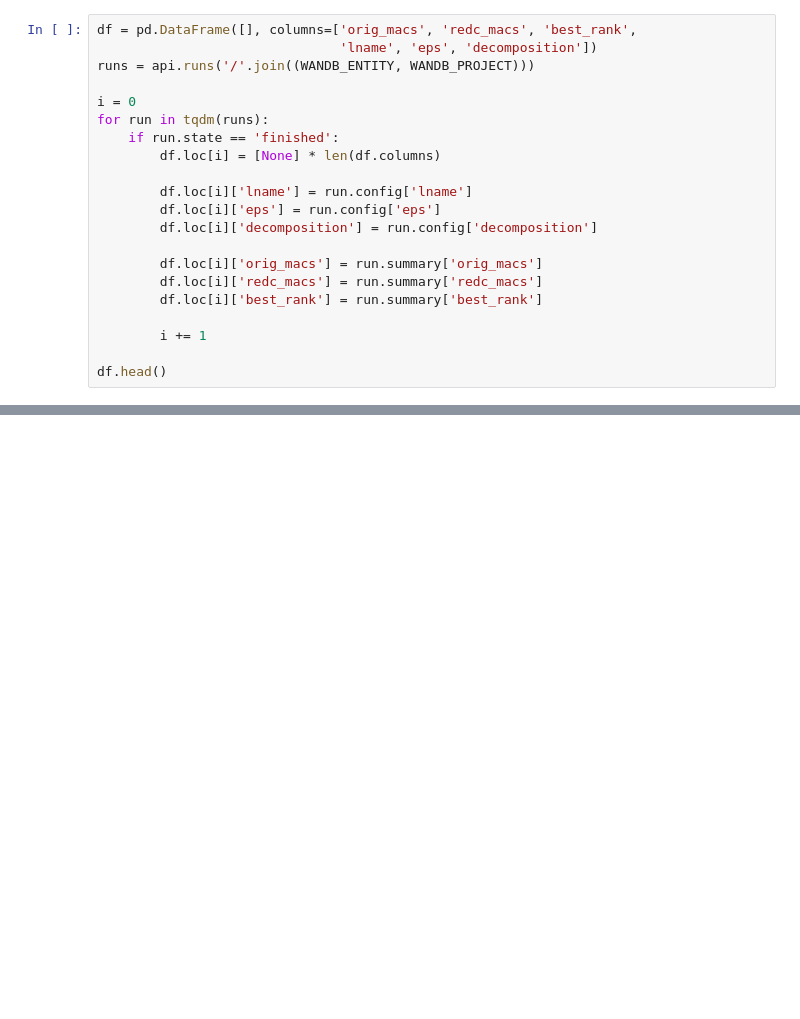
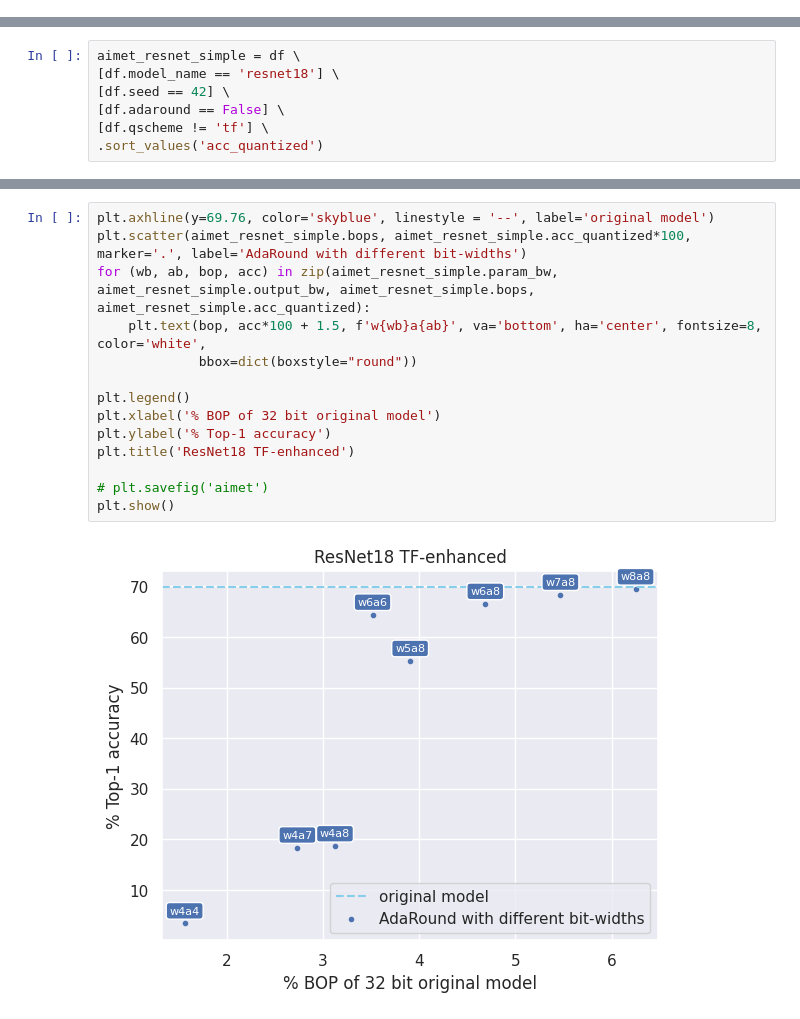
Before and after one commit to KamikaziZen/admm-quantization, a Jupyter notebook: notebooks/Results.ipynb, the cells around one changed output, grey strips where cells are left out. Drawn from its saved outputs; the diff is of its cells as text; blank space fills up the shorter version.

```diff
--- a/notebooks/Results.ipynb
+++ b/notebooks/Results.ipynb
@@ -179,21 +0,0 @@ api = wandb.Api()
-# %%
-df = pd.DataFrame([], columns=['orig_macs', 'redc_macs', 'best_rank',
-                               'lname', 'eps', 'decomposition'])
-runs = api.runs('/'.join((WANDB_ENTITY, WANDB_PROJECT)))
-
-i = 0
-for run in tqdm(runs):
-    if run.state == 'finished':
-        df.loc[i] = [None] * len(df.columns)
-
-        df.loc[i]['lname'] = run.config['lname']
-        df.loc[i]['eps'] = run.config['eps']
-        df.loc[i]['decomposition'] = run.config['decomposition']
-
-        df.loc[i]['orig_macs'] = run.summary['orig_macs']
-        df.loc[i]['redc_macs'] = run.summary['redc_macs']
-        df.loc[i]['best_rank'] = run.summary['best_rank']
-
-        i += 1
-
-df.head()
@@ -317,0 +498,7 @@ tensor([-9.7656e-01,  1.9531e+00,  2.9297e+00, -3.9062e+00,  4.8828e+00,
+# %%
+aimet_resnet_simple = df \
+[df.model_name == 'resnet18'] \
+[df.seed == 42] \
+[df.adaround == False] \
+[df.qscheme != 'tf'] \
+.sort_values('acc_quantized')
@@ -317,0 +523,16 @@ tensor([-9.7656e-01,  1.9531e+00,  2.9297e+00, -3.9062e+00,  4.8828e+00,
+# %%
+plt.axhline(y=69.76, color='skyblue', linestyle = '--', label='original model')
+plt.scatter(aimet_resnet_simple.bops, aimet_resnet_simple.acc_quantized*100, marker='.', label='AdaRound with different bit-widths')
+for (wb, ab, bop, acc) in zip(aimet_resnet_simple.param_bw, aimet_resnet_simple.output_bw, aimet_resnet_simple.bops, aimet_resnet_simple.acc_quantized):
+    plt.text(bop, acc*100 + 1.5, f'w{wb}a{ab}', va='bottom', ha='center', fontsize=8, color='white',
+             bbox=dict(boxstyle="round"))
+
+plt.legend()
+plt.xlabel('% BOP of 32 bit original model')
+plt.ylabel('% Top-1 accuracy')
+plt.title('ResNet18 TF-enhanced')
+
+# plt.savefig('aimet')
+plt.show()
+# %% [output]
+[figure, added]
```
Also changed, not shown: parts of 80 cells of this notebook, 22 other files.
